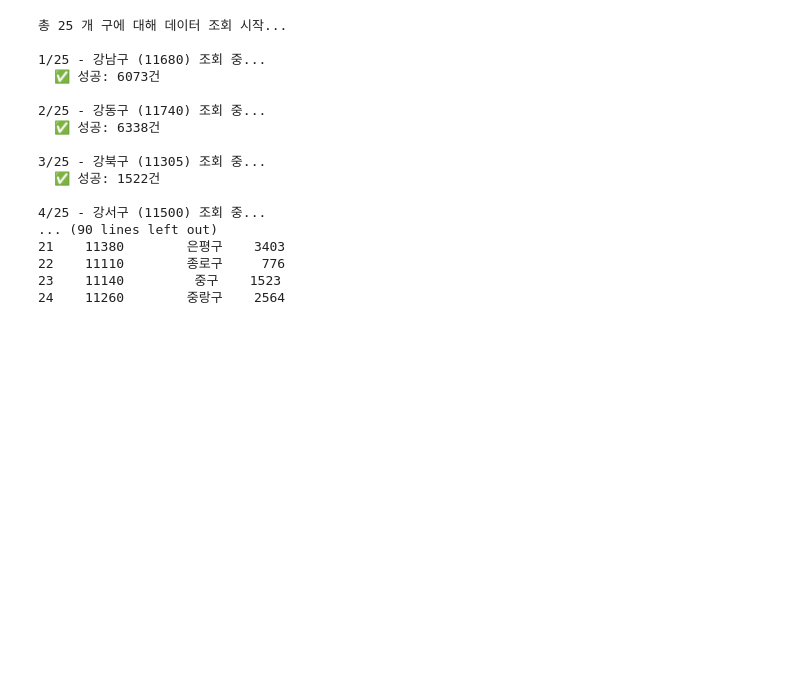
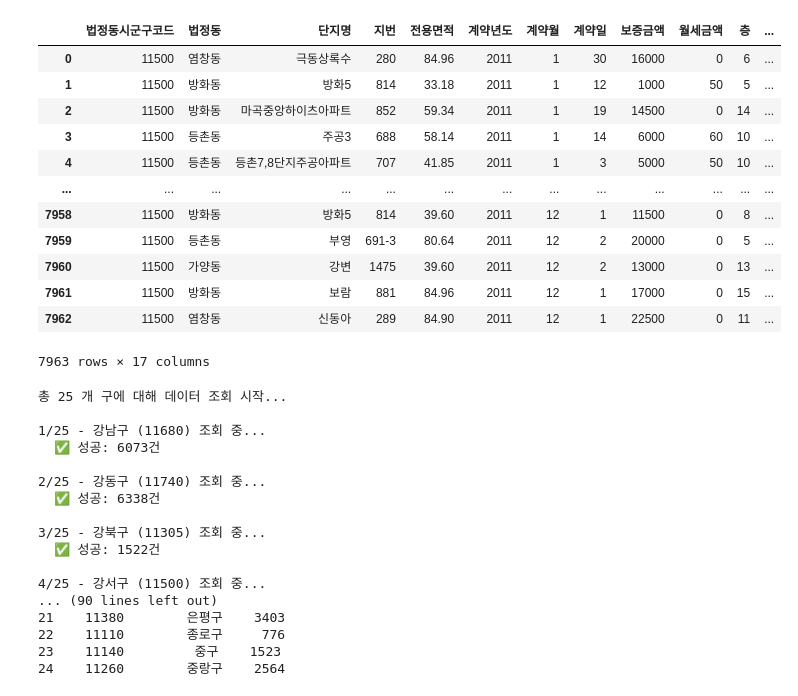
Before and after one commit to bongkyunSON/real_estate_valuation_model, a Jupyter notebook: 실거래가.ipynb, the cells around one changed output. Saved outputs shown, nothing was run; the diff lists cells and outputs as text; code cells hidden in the pictures; blank space fills up the shorter version.

```diff
--- a/실거래가.ipynb
+++ b/실거래가.ipynb
@@ -117,6 +117,31 @@ if __name__=="__main__":
     print(apt_list)
     for dict_key, dict_item in apt_info.items():
         print('key', dict_key, 'item', dict_item)
+# %%
+api = TransactionPrice(service_key)
+df = api.get_data(
+    property_type="아파트",
+    trade_type="전월세",
+    sigungu_code=11500,
+    start_year_month="201101",
+    end_year_month="201112",
+)
+
+df
+# %% [output]
+|  | 법정동시군구코드 | 법정동 | 단지명 | 지번 | 전용면적 | 계약년도 | 계약월 | 계약일 | 보증금액 | 월세금액 | 층 | ... |
+| 0 | 11500 | 염창동 | 극동상록수 | 280 | 84.96 | 2011 | 1 | 30 | 16000 | 0 | 6 | ... |
+| 1 | 11500 | 방화동 | 방화5 | 814 | 33.18 | 2011 | 1 | 12 | 1000 | 50 | 5 | ... |
+| 2 | 11500 | 방화동 | 마곡중앙하이츠아파트 | 852 | 59.34 | 2011 | 1 | 19 | 14500 | 0 | 14 | ... |
+| 3 | 11500 | 등촌동 | 주공3 | 688 | 58.14 | 2011 | 1 | 14 | 6000 | 60 | 10 | ... |
+| 4 | 11500 | 등촌동 | 등촌7,8단지주공아파트 | 707 | 41.85 | 2011 | 1 | 3 | 5000 | 50 | 10 | ... |
+| ... | ... | ... | ... | ... | ... | ... | ... | ... | ... | ... | ... | ... |
+| 7958 | 11500 | 방화동 | 방화5 | 814 | 39.60 | 2011 | 12 | 1 | 11500 | 0 | 8 | ... |
+| 7959 | 11500 | 등촌동 | 부영 | 691-3 | 80.64 | 2011 | 12 | 2 | 20000 | 0 | 5 | ... |
+| 7960 | 11500 | 가양동 | 강변 | 1475 | 39.60 | 2011 | 12 | 2 | 13000 | 0 | 13 | ... |
+| 7961 | 11500 | 방화동 | 보람 | 881 | 84.96 | 2011 | 12 | 1 | 17000 | 0 | 15 | ... |
+| 7962 | 11500 | 염창동 | 신동아 | 289 | 84.90 | 2011 | 12 | 1 | 22500 | 0 | 11 | ... |
+7963 rows × 17 columns
 # %%
 for i in gungu_list['cortarNo']:
     seoul_volume = []
```
Also changed, not shown: parts of 1 cell of this notebook, 14 other files.
